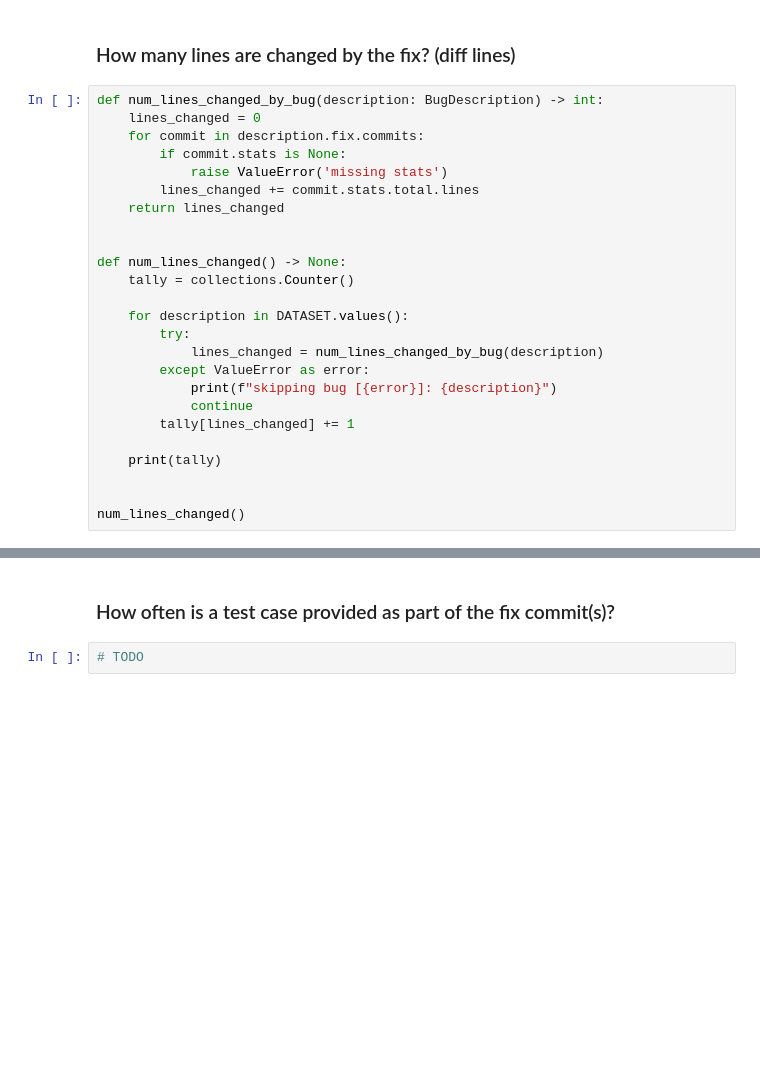
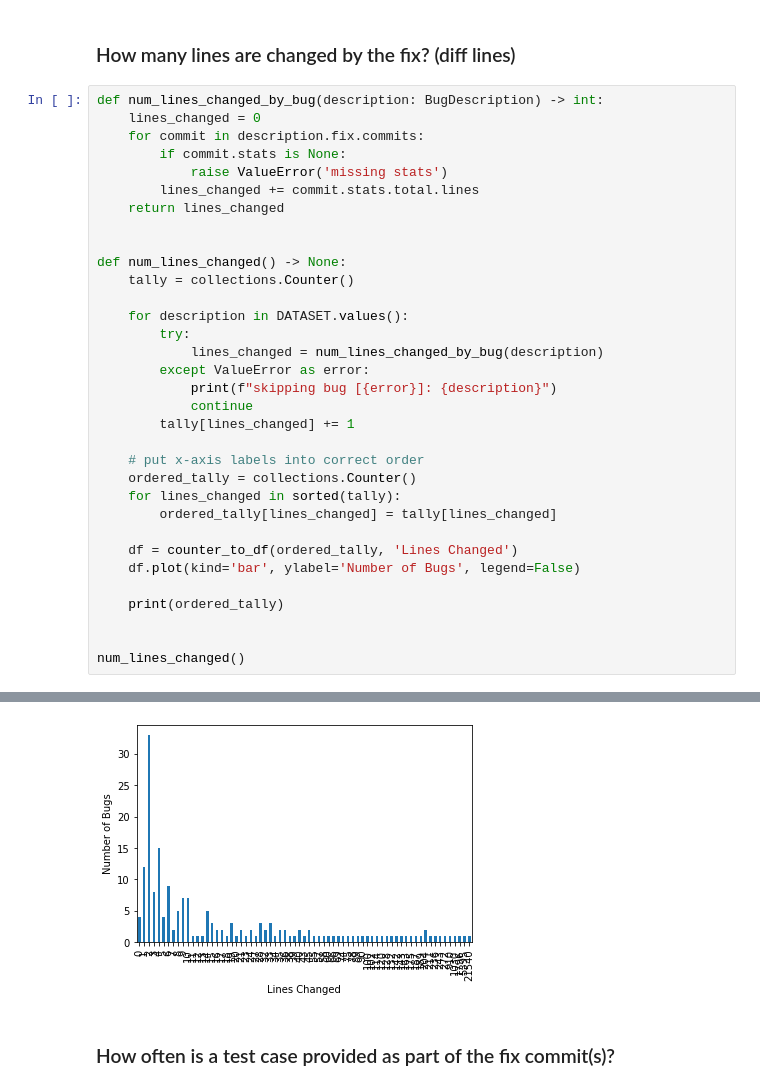
Before and after one commit to robust-rosin/robust, a Jupyter notebook: notebooks/robust.ipynb, the cells around one changed output, grey strips where cells are left out. Drawn from its saved outputs; the diff is of its cells as text; blank space fills up the shorter version.

```diff
--- a/notebooks/robust.ipynb
+++ b/notebooks/robust.ipynb
@@ -149,7 +150,15 @@ def num_lines_changed() -> None:
             continue
         tally[lines_changed] += 1
 
-    print(tally)
+    # put x-axis labels into correct order
+    ordered_tally = collections.Counter()
+    for lines_changed in sorted(tally):
+        ordered_tally[lines_changed] = tally[lines_changed]
+
+    df = counter_to_df(ordered_tally, 'Lines Changed')
+    df.plot(kind='bar', ylabel='Number of Bugs', legend=False)
+
+    print(ordered_tally)
 
 
 num_lines_changed()
@@ -174,4 +183,3 @@ Counter({2: 33, 4: 15, 1: 12, 6: 9, 3: 8, 10: 7, 9: 7, 14: 5, 8: 5, 5: 4, 0: 4,
+[figure, added]
 # %% [markdown]
 ### How often is a test case provided as part of the fix commit(s)?
-# %%
-# TODO
```
Also changed, not shown: parts of 3 cells of this notebook.
